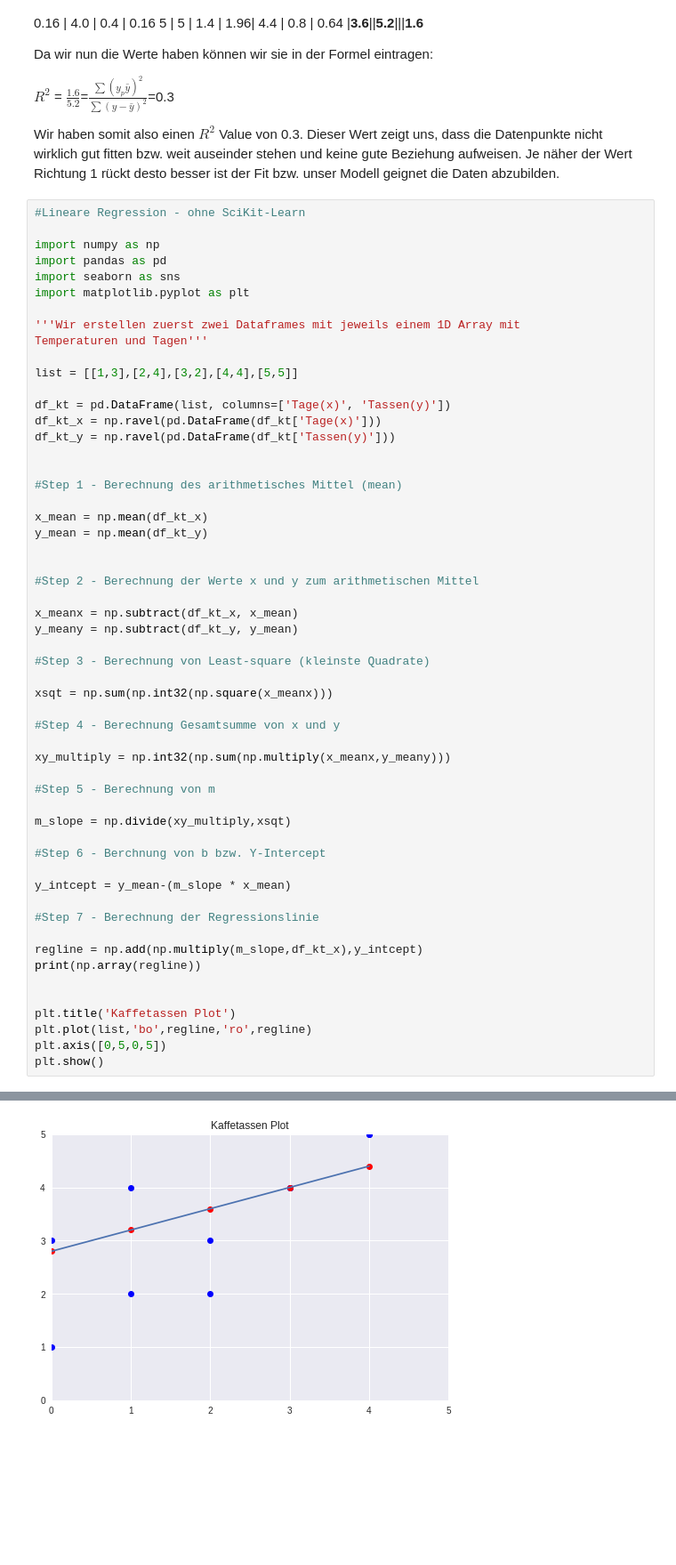
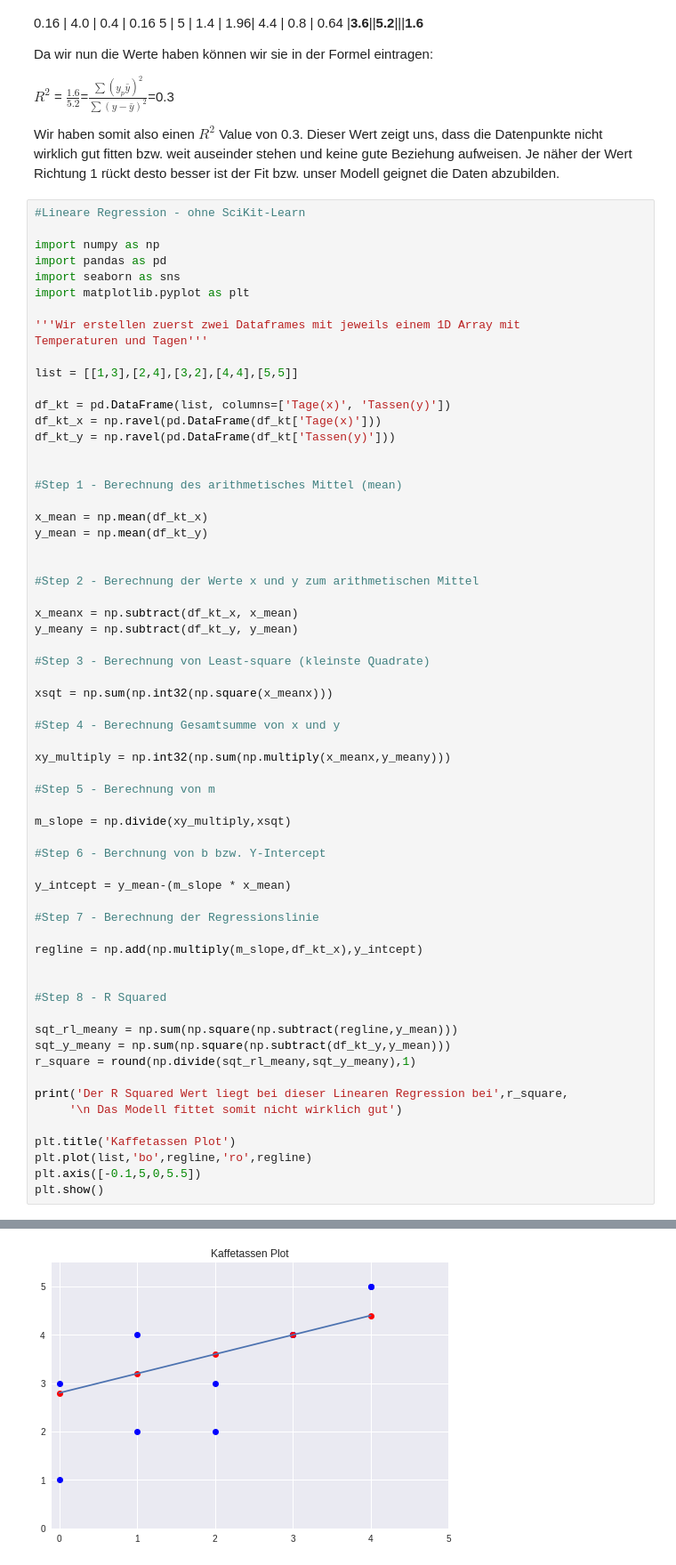
Before and after one commit to sakuronohana/my_datascience, a Jupyter notebook: Machine_Learning_Modells.ipynb, the cells around one changed output, grey strips where cells are left out. Shown at 89% size. Cells and saved outputs as stored; diff of their text form; blank space fills up the shorter version.

```diff
--- a/Machine_Learning_Modells.ipynb
+++ b/Machine_Learning_Modells.ipynb
@@ -256,11 +256,19 @@ y_intcept = y_mean-(m_slope * x_mean)
 #Step 7 - Berechnung der Regressionslinie
 
 regline = np.add(np.multiply(m_slope,df_kt_x),y_intcept)
-print(np.array(regline))
 
+
+#Step 8 - R Squared
+
+sqt_rl_meany = np.sum(np.square(np.subtract(regline,y_mean)))
+sqt_y_meany = np.sum(np.square(np.subtract(df_kt_y,y_mean)))
+r_square = round(np.divide(sqt_rl_meany,sqt_y_meany),1)
+
+print('Der R Squared Wert liegt bei dieser Linearen Regression bei',r_square,
+     '\n Das Modell fittet somit nicht wirklich gut')
 
 plt.title('Kaffetassen Plot')
 plt.plot(list,'bo',regline,'ro',regline)
-plt.axis([0,5,0,5])
+plt.axis([-0.1,5,0,5.5])
 plt.show()
 # %% [output]
@@ -268 +277 @@ plt.show()
-[figure, old version]
+[figure, new version]
```
Also changed, not shown: parts of 1 cell of this notebook.
